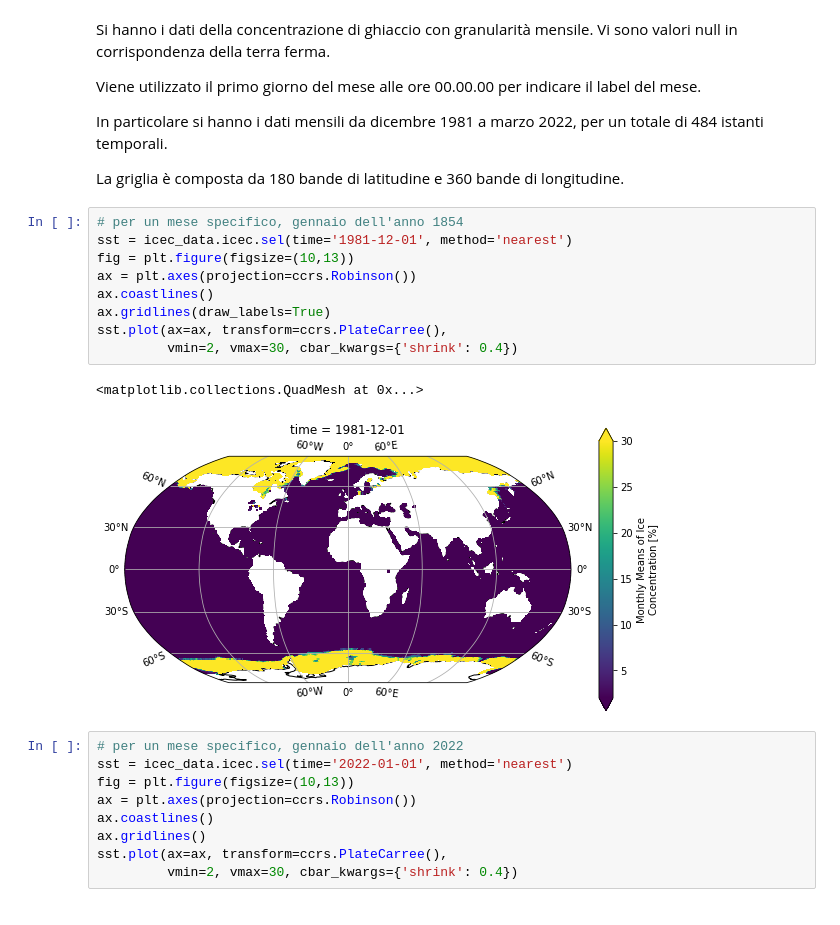
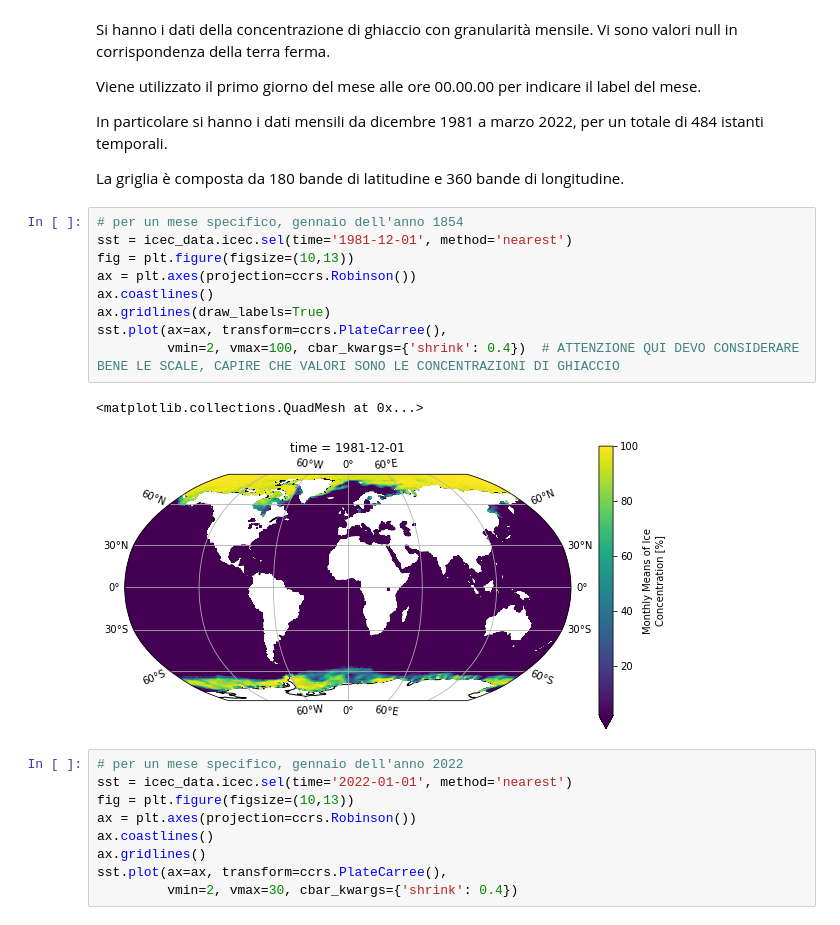
Before and after one commit to lorenzlorg/Big-Data-GIS-project, a Jupyter notebook: project.ipynb, the cells around one changed output. Drawn from its saved outputs; the diff is of its cells as text.

```diff
--- a/project.ipynb
+++ b/project.ipynb
@@ -199,15 +318,15 @@ La griglia è composta da 180 bande di latitudine e 360 bande di longitudine.
 # %%
 # per un mese specifico, gennaio dell'anno 1854
 sst = icec_data.icec.sel(time='1981-12-01', method='nearest')
 fig = plt.figure(figsize=(10,13))
 ax = plt.axes(projection=ccrs.Robinson())
 ax.coastlines()
 ax.gridlines(draw_labels=True)
 sst.plot(ax=ax, transform=ccrs.PlateCarree(),
-         vmin=2, vmax=30, cbar_kwargs={'shrink': 0.4})
+         vmin=2, vmax=100, cbar_kwargs={'shrink': 0.4})  # ATTENZIONE QUI DEVO CONSIDERARE BENE LE SCALE, CAPIRE CHE VALORI SONO LE CONCENTRAZIONI DI GHIACCIO
 # %% [output]
 <matplotlib.collections.QuadMesh at 0x...>
-[figure, old version]
+[figure, new version]
 # %%
 # per un mese specifico, gennaio dell'anno 2022
 sst = icec_data.icec.sel(time='2022-01-01', method='nearest')
```
Also changed, not shown: parts of 16 cells of this notebook.
